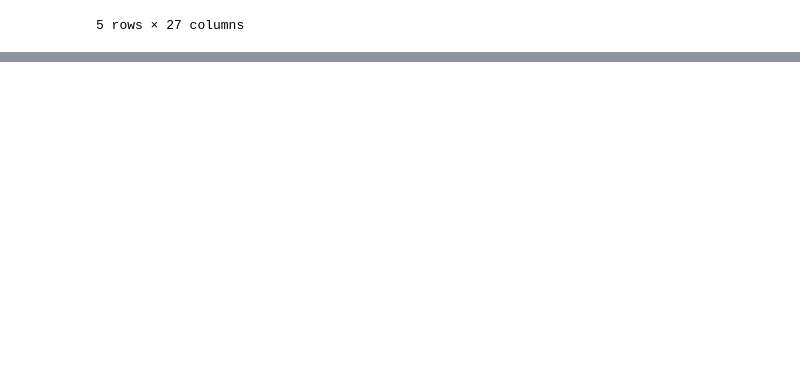
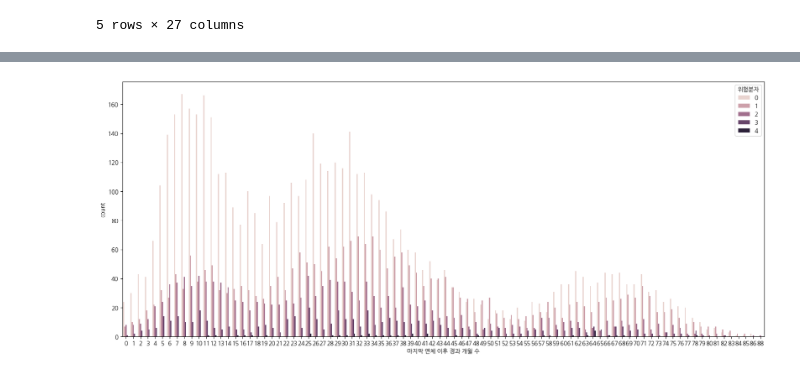
Before and after one commit to yunjun0914/dacon, a Jupyter notebook: 채무불이행 여부/채무불이행_boxcox변환.ipynb, the cells around one changed output, grey strips where cells are left out. Cells and saved outputs as stored; diff of their text form; code cells hidden in the pictures; blank space fills up the shorter version.

```diff
--- a/채무불이행 여부/채무불이행_boxcox변환.ipynb
+++ b/채무불이행 여부/채무불이행_boxcox변환.ipynb
@@ -170,0 +195,8 @@ for c in box_cols:
+# %%
+from matplotlib.ticker import FuncFormatter
+plt.figure(figsize = (20,8))
+sns.countplot(x = "마지막 연체 이후 경과 개월 수", hue = "위험분자", data = train)
+plt.gca().yaxis.set_major_formatter(FuncFormatter(lambda x, _: f'{x:0001.0f}'))
+plt.show()
+# %% [output]
+[figure, added]
```
Also changed, not shown: parts of 18 cells of this notebook, 2 other files.
